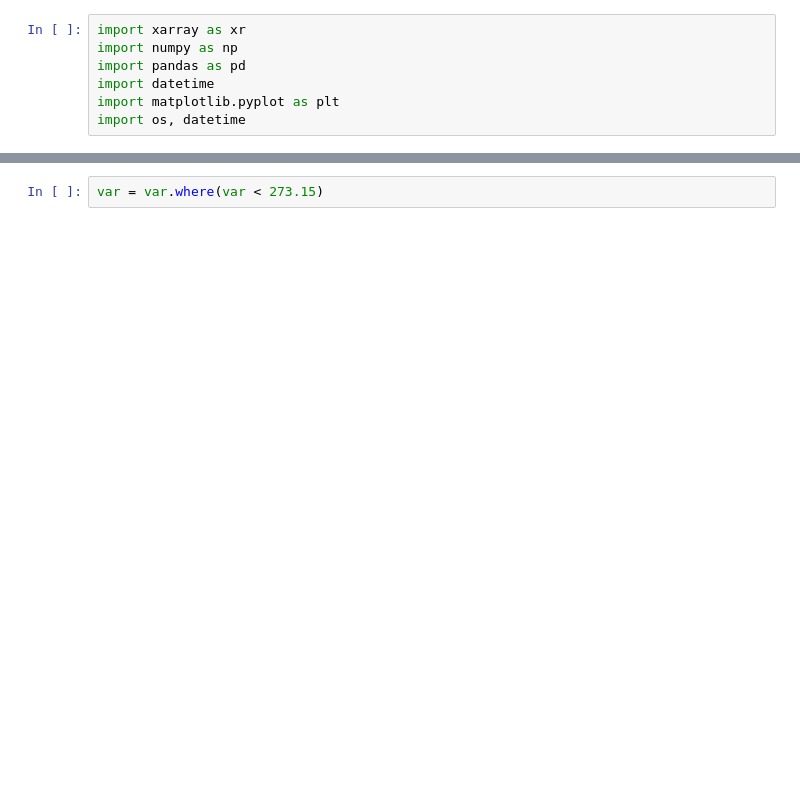
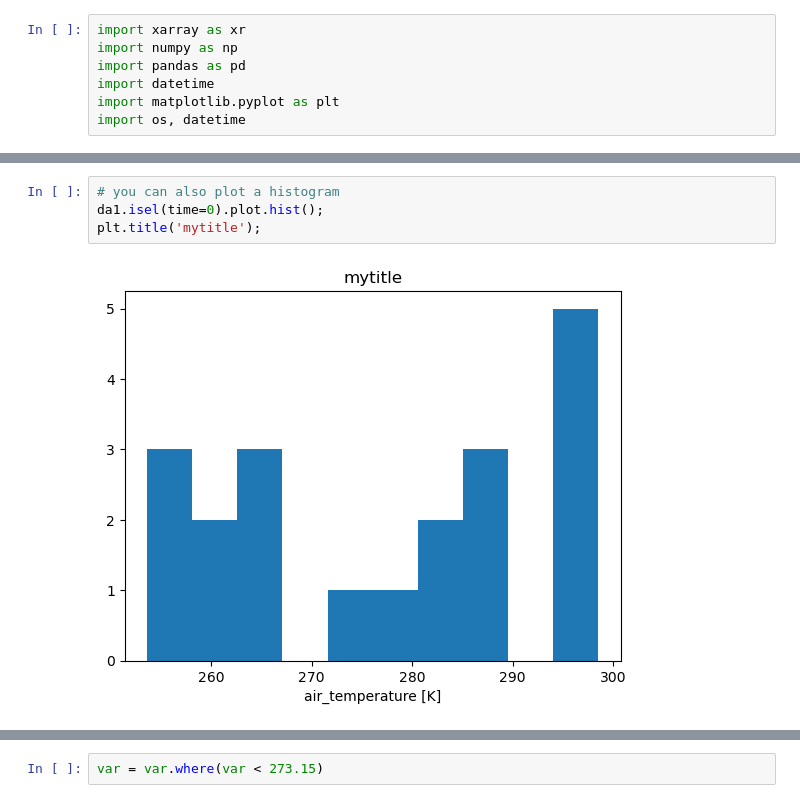
Before and after one commit to AtMoDat/DKRZOCT23, a Jupyter notebook: notebooks/xarray_introduction_part2.ipynb, the cells around one changed output, grey strips where cells are left out. Cells and saved outputs as stored; diff of their text form; blank space fills up the shorter version.

```diff
--- a/notebooks/xarray_introduction_part2.ipynb
+++ b/notebooks/xarray_introduction_part2.ipynb
@@ -89,0 +102,6 @@ Our _var_ variable does not contain missing values. We now define those values a
+# %%
+# you can also plot a histogram
+da1.isel(time=0).plot.hist();
+plt.title('mytitle');
+# %% [output]
+[figure, added]
```
Also changed, not shown: parts of 137 cells of this notebook, 1 other file.
